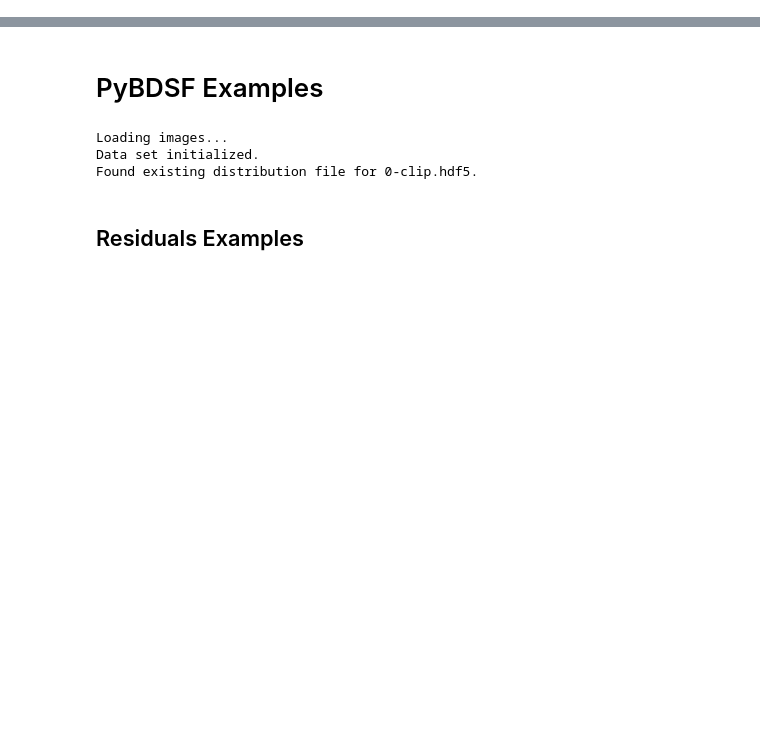
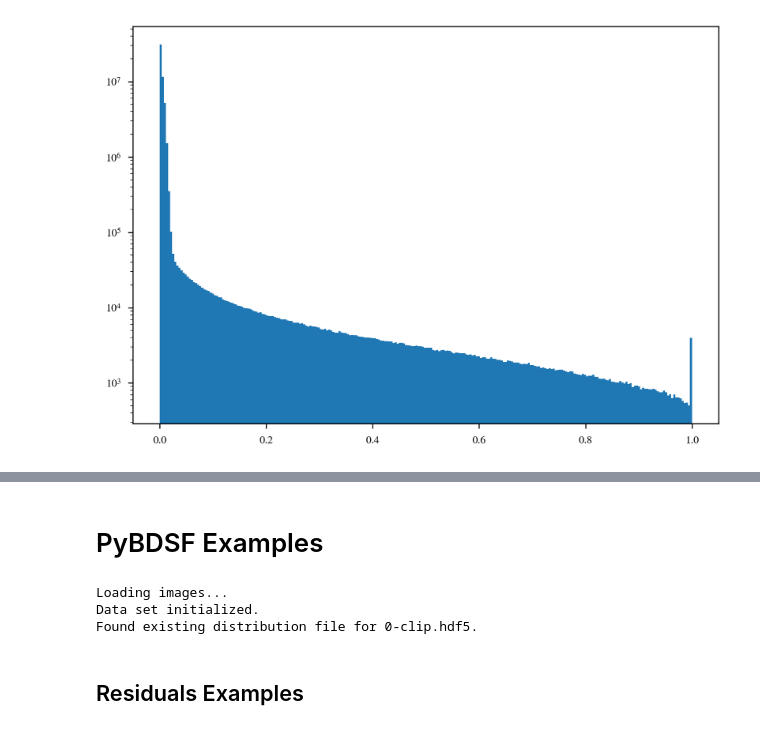
Before and after one commit to tmartinezML/LOFAR-Diffusion, a Jupyter notebook: src/notebooks/paper_plots.ipynb, the cells around one changed output, grey strips where cells are left out. Saved outputs shown, nothing was run; the diff lists cells and outputs as text; code cells hidden in the pictures; blank space fills up the shorter version.

```diff
--- a/src/notebooks/paper_plots.ipynb
+++ b/src/notebooks/paper_plots.ipynb
@@ -11,0 +39,13 @@ os.getcwd()
+# %%
+import numpy as np
+
+FIRST_samples_file = Path(
+    '/hs/fs08/data/group-brueggen/tmartinez/diffusion/analysis_results/FIRST_Labeled/FIRST_Labeled_samples_8000_guidance_strength=7.50e-01.pt'
+)
+samples = torch.load(FIRST_samples_file, map_location='cpu').squeeze().numpy()
+samples = np.clip(samples, 0, 1)
+# %%
+plt.hist(samples.flatten(), bins=256)
+plt.yscale('log')
+# %% [output]
+[figure, added]
```
Also changed, not shown: parts of 10 cells of this notebook, 3 other files.
